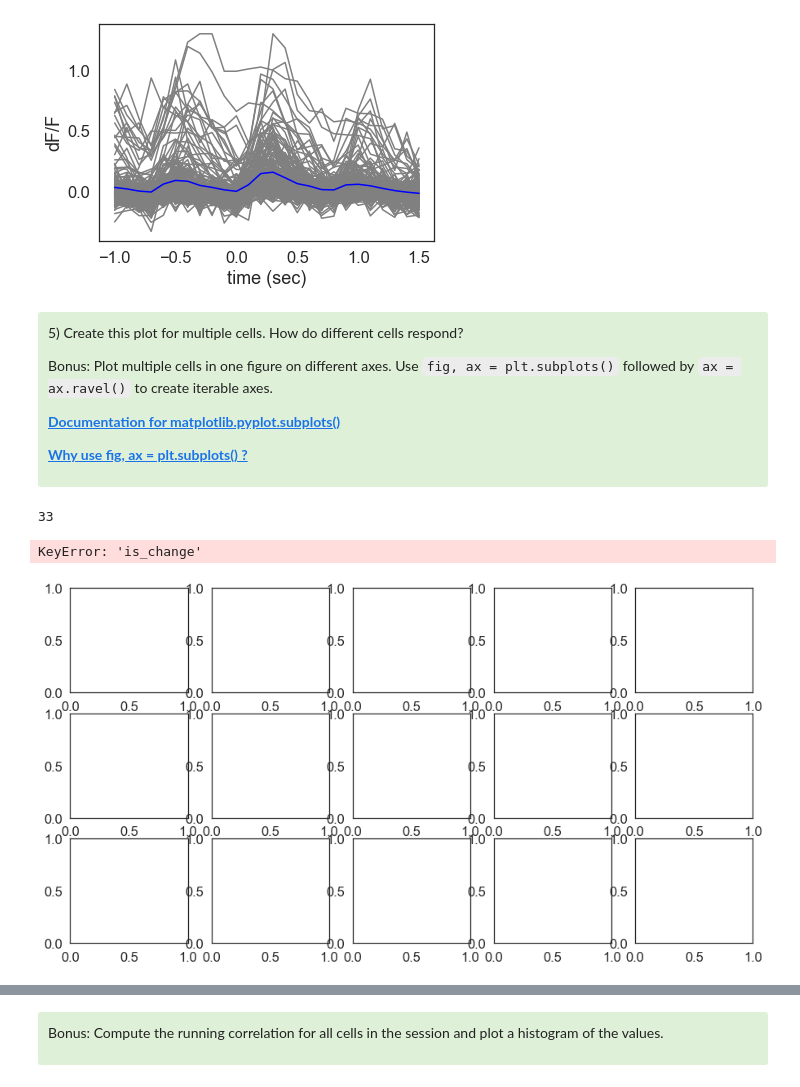
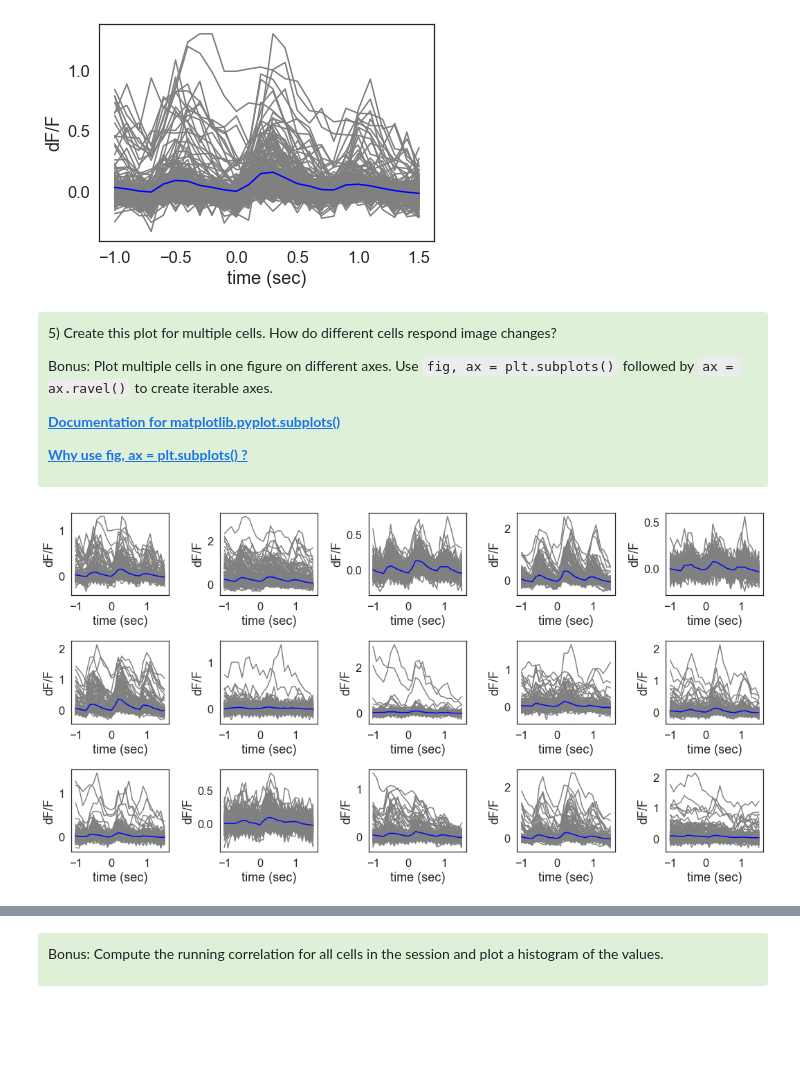
Before and after one commit to AllenInstitute/swdb_2021, a Jupyter notebook: DynamicBrain/solutions/VisualBehavior_Exercises_Solutions.ipynb, the cells around one changed output, grey strips where cells are left out. Drawn from its saved outputs; the diff is of its cells as text; code cells hidden in the pictures; blank space fills up the shorter version.

```diff
--- a/DynamicBrain/solutions/VisualBehavior_Exercises_Solutions.ipynb
+++ b/DynamicBrain/solutions/VisualBehavior_Exercises_Solutions.ipynb
@@ -494,7 +493,7 @@ stimulus_presentations_df.head()
 | 4 | 0.25024 | 18180.0 | 0 | im000 | Natural_Images_Lum_Matched_set_op... | 4 | False | False | ... |
 # %%
 # merge stimulus response df with stimulus presentations to a new df
-stimulus_response_df_merged = stimulus_response_df.join(stimulus_presentations_df, on='stimulus_presentation_id')
+stimulus_response_df_merged = stimulus_response_df.join(stimulus_presentations_df, on='stimulus_presentations_id')
 
 stimulus_response_df_merged.head()
 # %% [output]
@@ -546,7 +545,7 @@ plt.plot(time_seconds, mean_trace, color='b');
 # %% [markdown]
 <div style="background: #DFF0D8; border-radius: 3px; padding: 10px;">
 
-<p> 5) Create this plot for multiple cells. How do different cells respond?
+<p> 5) Create this plot for multiple cells. How do different cells respond image changes?
 
 Bonus: Plot multiple cells in one figure on different axes. Use <code>fig, ax = plt.subplots()</code> followed by <code>ax = ax.ravel()</code> to create iterable axes.
 
@@ -555,35 +554,30 @@ Bonus: Plot multiple cells in one figure on different axes. Use <code>fig, ax =
  __[Why use fig, ax = plt.subplots() ? ](https://stackoverflow.com/questions/34162443/why-do-many-examples-use-fig-ax-plt-subplots-in-matplotlib-pyplot-python )__
 
 </div>
-# %%
-len(cell_specimen_ids)
-# %% [output]
-33
 # %%
 # plot for 15 cells
 cell_specimen_ids = stimulus_response_df['cell_specimen_id'].unique()
 fig, ax = plt.subplots(3,5, figsize=(15,8))
 ax = ax.ravel()
 if len(cell_specimen_ids) >=15:
     max_subplots = 15
 else:
     max_subplots = len(cell_specimen_ids)
 
 for i,cell_specimen_id in enumerate(cell_specimen_ids[:max_subplots]):
-    stimulus_response_df_sel = stimulus_response_df[(stimulus_response_df['cell_specimen_id']==cell_specimen_id) &
-                                             (stimulus_response_df['is_change']==True)] # this line is redundant if you set event_type='changes'
+    stimulus_response_df_sel = stimulus_response_df[(stimulus_response_df_merged['cell_specimen_id']==cell_specimen_id) &
+                                             (stimulus_response_df_merged['is_change']==True)] # this line is redundant if you set event_type='changes'
     time_seconds = stimulus_response_df_sel.iloc[0]['trace_timestamps']
     mean_trace = np.mean(stimulus_response_df_sel['trace'].values)
 
     for trace in stimulus_response_df_sel['trace'].values:
         ax[i].plot(time_seconds, trace, color='gray')
     ax[i].set_xlabel('time (sec)')
     ax[i].set_ylabel('dF/F')
 
     ax[i].plot(time_seconds, mean_trace, color='b')
 fig.tight_layout()
 # %% [output]
-KeyError: 'is_change'
-[figure, old version]
+[figure, new version]
 # %% [markdown]
 <div style="background: #DFF0D8; border-radius: 3px; padding: 10px;">
```
Also changed, not shown: parts of 24 cells of this notebook.
